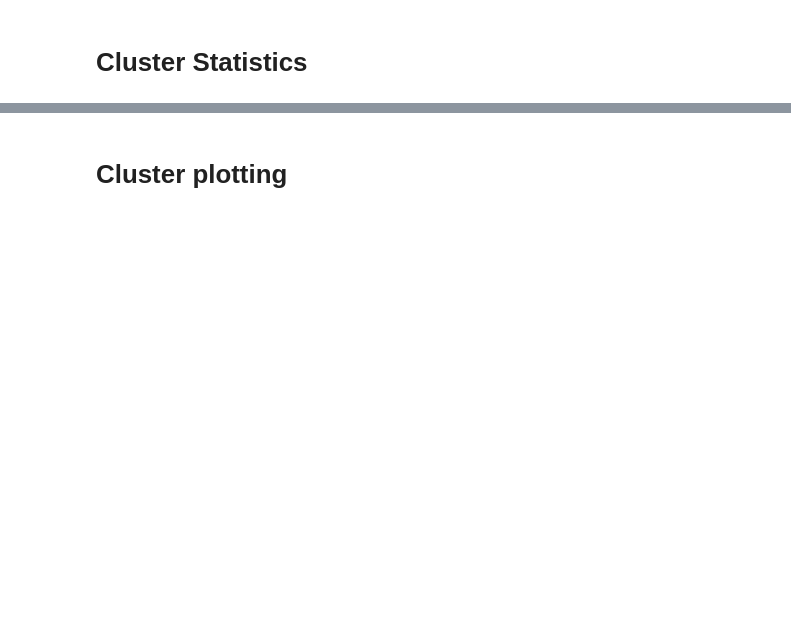
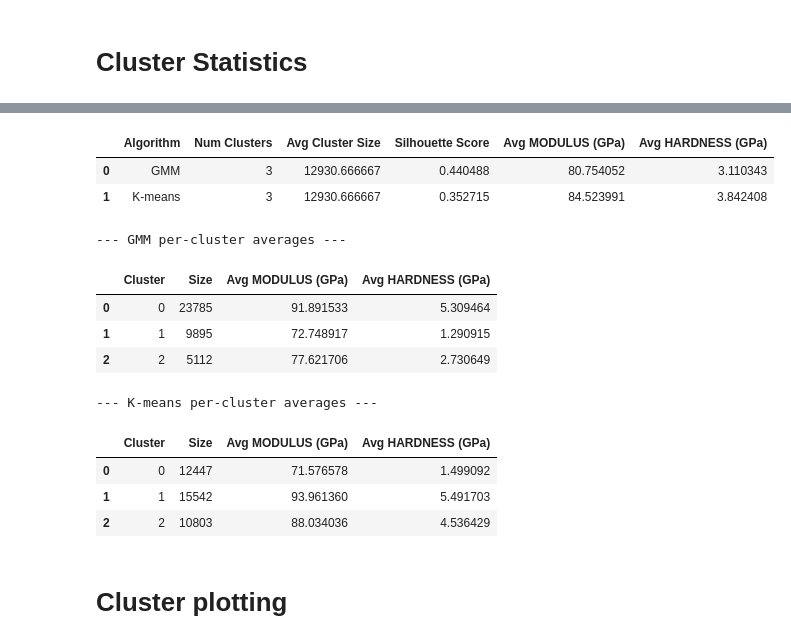
Before and after one commit to edrossi93/mecanano-ml-nanomechanics-tutorial, a Jupyter notebook: notebooks/nanoindentation_ML.ipynb, the cells around one changed output, grey strips where cells are left out. Saved outputs shown, nothing was run; the diff lists cells and outputs as text; code cells hidden in the pictures; blank space fills up the shorter version.

```diff
--- a/notebooks/nanoindentation_ML.ipynb
+++ b/notebooks/nanoindentation_ML.ipynb
@@ -566,2 +436,74 @@ Cluster 4: Mean Modulus = 140.05, Std Modulus = 5.03, Mean Hardness = 8.17, Std
+# %%
+import pandas as pd
+import numpy as np
+from sklearn.metrics import silhouette_score
+
+# Helper function to compute per-cluster averages
+def cluster_averages(dataframe, labels):
+    """Compute average MODULUS and HARDNESS per cluster."""
+    results = []
+    unique_labels = np.unique(labels)
+    for cluster in unique_labels:
+        cluster_data = dataframe[labels == cluster]
+        avg_modulus = cluster_data['MODULUS'].mean()
+        avg_hardness = cluster_data['HARDNESS'].mean()
+        size = len(cluster_data)
+        results.append({
+            "Cluster": cluster,
+            "Size": size,
+            "Avg MODULUS (GPa)": avg_modulus,
+            "Avg HARDNESS (GPa)": avg_hardness
+        })
+    return pd.DataFrame(results)
+
+# --- GMM ---
+gmm_stats = cluster_averages(filteredData, gmm_labels)
+num_clusters_gmm = len(gmm_stats)
+avg_size_gmm = gmm_stats["Size"].mean()
+silhouette_gmm = silhouette_score(gmm_data_scaled, gmm_labels)
+
+# --- K-means ---
+kmeans_stats = cluster_averages(filteredData, kmeans_labels)
+num_clusters_kmeans = len(kmeans_stats)
+avg_size_kmeans = kmeans_stats["Size"].mean()
+silhouette_kmeans = silhouette_score(kmeans_data_scaled, kmeans_labels)
+
+# Combined summary
+summary_stats = pd.DataFrame({
+    "Algorithm": ["GMM", "K-means"],
+    "Num Clusters": [num_clusters_gmm, num_clusters_kmeans],
+    "Avg Cluster Size": [avg_size_gmm, avg_size_kmeans],
+    "Silhouette Score": [silhouette_gmm, silhouette_kmeans],
+    "Avg MODULUS (GPa)": [
+        gmm_stats["Avg MODULUS (GPa)"].mean(),
+        kmeans_stats["Avg MODULUS (GPa)"].mean()
+    ],
+    "Avg HARDNESS (GPa)": [
+        gmm_stats["Avg HARDNESS (GPa)"].mean(),
+        kmeans_stats["Avg HARDNESS (GPa)"].mean()
+    ]
+})
+
+display(summary_stats)
+
+# Optional: show per-cluster details
+print("\n--- GMM per-cluster averages ---")
+display(gmm_stats)
+print("\n--- K-means per-cluster averages ---")
+display(kmeans_stats)
+# %% [output]
+|  | Algorithm | Num Clusters | Avg Cluster Size | Silhouette Score | Avg MODULUS (GPa) | Avg HARDNESS (GPa) |
+| 0 | GMM | 3 | 12930.666667 | 0.440488 | 80.754052 | 3.110343 |
+| 1 | K-means | 3 | 12930.666667 | 0.352715 | 84.523991 | 3.842408 |
+--- GMM per-cluster averages ---
+|  | Cluster | Size | Avg MODULUS (GPa) | Avg HARDNESS (GPa) |
+| 0 | 0 | 23785 | 91.891533 | 5.309464 |
+| 1 | 1 | 9895 | 72.748917 | 1.290915 |
+| 2 | 2 | 5112 | 77.621706 | 2.730649 |
+--- K-means per-cluster averages ---
+|  | Cluster | Size | Avg MODULUS (GPa) | Avg HARDNESS (GPa) |
+| 0 | 0 | 12447 | 71.576578 | 1.499092 |
+| 1 | 1 | 15542 | 93.961360 | 5.491703 |
+| 2 | 2 | 10803 | 88.034036 | 4.536429 |
 # %% [markdown]
 # Cluster plotting
```
Also changed, not shown: parts of 17 cells of this notebook.
